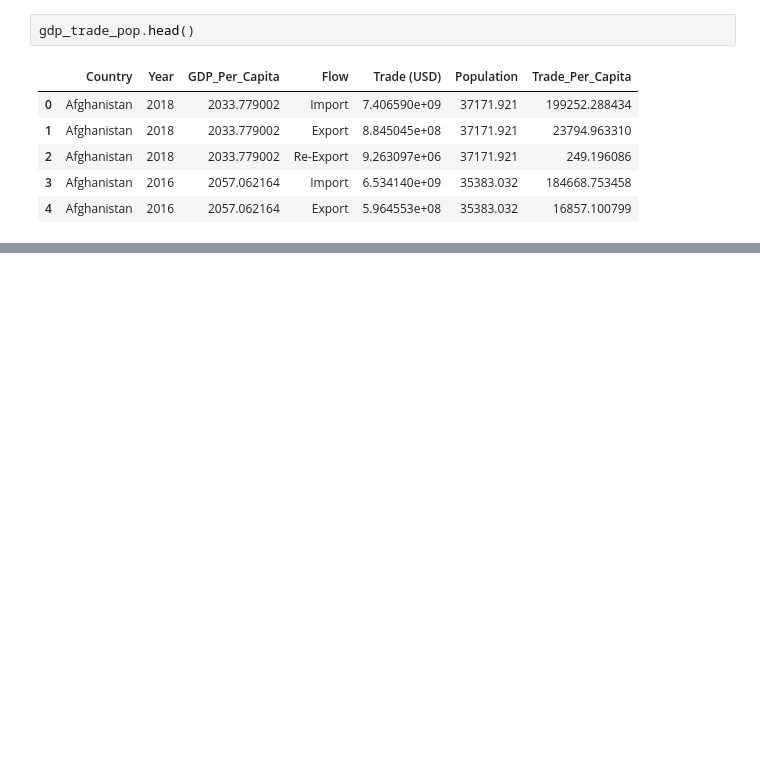
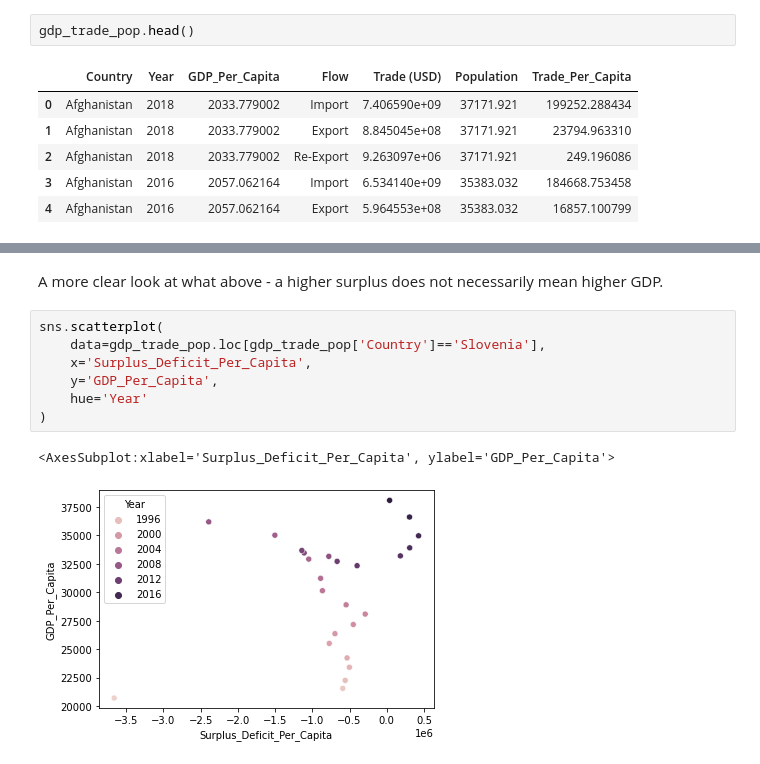
Before and after one commit to tomoumer/un_data_question-tomoumer, a Jupyter notebook: notebooks/UN_Data_Solo.ipynb, the cells around one changed output, grey strips where cells are left out. Saved outputs shown, nothing was run; the diff lists cells and outputs as text; blank space fills up the shorter version.

```diff
--- a/notebooks/UN_Data_Solo.ipynb
+++ b/notebooks/UN_Data_Solo.ipynb
@@ -212,0 +329,12 @@ if (row['Flow'] == 'Import') or (row['Flow'] == 'Re-Import'):
+# %% [markdown]
+A more clear look at what above - a higher surplus does not necessarily mean higher GDP.
+# %%
+sns.scatterplot(
+    data=gdp_trade_pop.loc[gdp_trade_pop['Country']=='Slovenia'],
+    x='Surplus_Deficit_Per_Capita',
+    y='GDP_Per_Capita',
+    hue='Year'
+)
+# %% [output]
+<AxesSubplot:xlabel='Surplus_Deficit_Per_Capita', ylabel='GDP_Per_Capita'>
+[figure, added]
```
Also changed, not shown: parts of 15 cells of this notebook.
